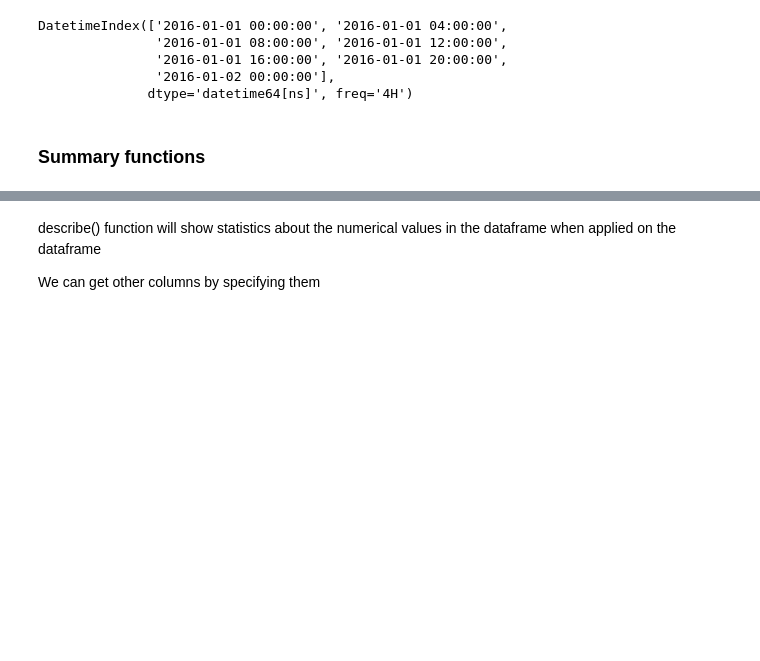
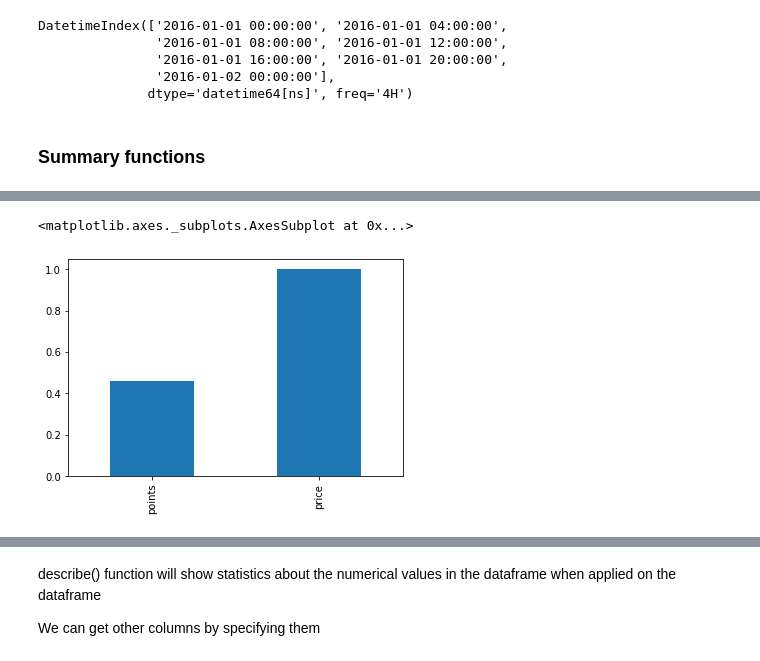
Before and after one commit to gillouche/exploratory-data-analysis, a Jupyter notebook: notebooks/001. pandas.ipynb, the cells around one changed output, grey strips where cells are left out. Cells and saved outputs as stored; diff of their text form; code cells hidden in the pictures; blank space fills up the shorter version.

```diff
--- a/notebooks/001. pandas.ipynb
+++ b/notebooks/001. pandas.ipynb
@@ -830,0 +844,6 @@ df = read_data()
+# %%
+# this gives much better results with lots of numerical features since we see negative correlation and positive correlation better
+df.corr()["price"].sort_values().plot(kind='bar')
+# %% [output]
+<matplotlib.axes._subplots.AxesSubplot at 0x...>
+[figure, added]
```
Also changed, not shown: parts of 23 cells of this notebook, 9 other files.
